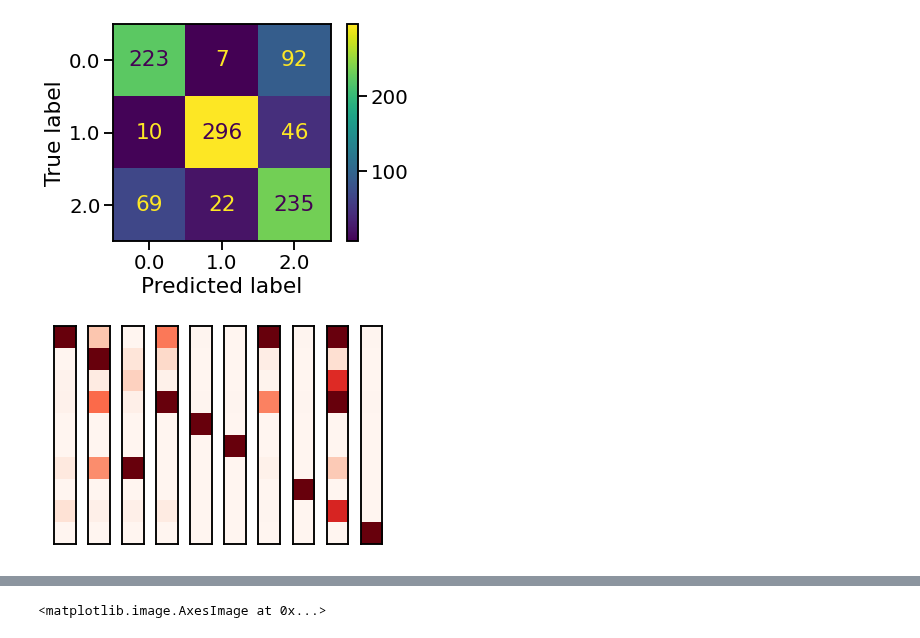
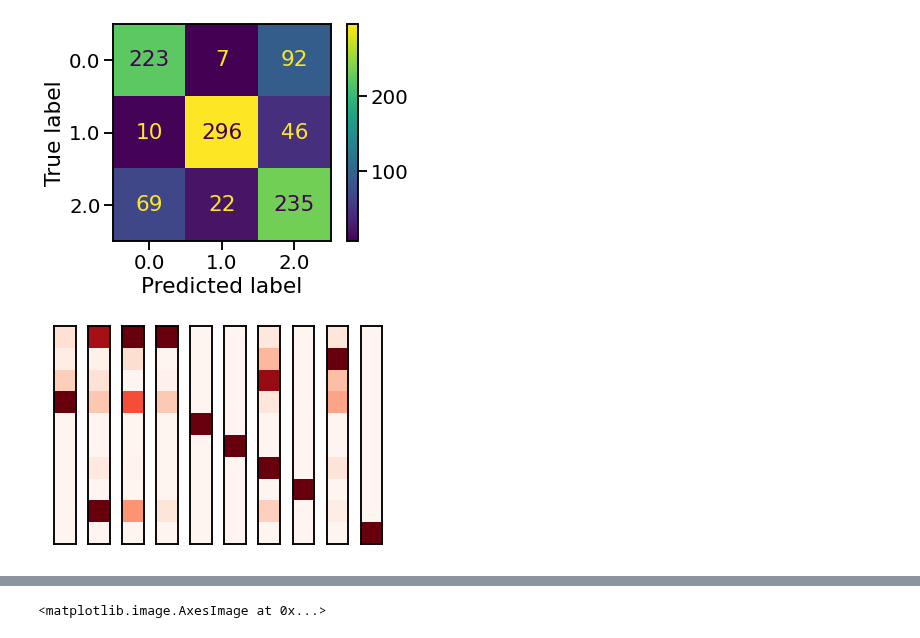
Before and after one commit to muhammadyaseen/vae-disentanglement, a Jupyter notebook: notebooks/PerturbationTesting.ipynb, the cells around one changed output, grey strips where cells are left out. Drawn from its saved outputs; the diff is of its cells as text; code cells hidden in the pictures.

```diff
--- a/notebooks/PerturbationTesting.ipynb
+++ b/notebooks/PerturbationTesting.ipynb
@@ -144,7 +90,7 @@ dataset='dsprites_correlated'
 checkpoint_path="../models/epoch=49-step=576000.ckpt"
 os.environ['DISENTANGLEMENT_LIB_DATA'] = '../datasets'
 
-model, activations, data_loader  = model_and_activations(current_device,  dataset, checkpoint_path, l_dim=5, num_batches=150,
+model, activations, data_loader  = model_and_activations(current_device,  dataset, checkpoint_path, l_dim=5, num_batches=200,
                                                         activation_type='for_scatter')
 # %% [output]
 WARNING:root:Argument blacklist is deprecated. Please use denylist.
@@ -158,0 +107,10 @@ len(mus), len(labels), type(model)
+# %%
+fig, axes = plt.subplots(nrows=2, ncols=5, figsize=(25,10))
+i=0
+for r in range(2):
+    for c in range(5):
+        axes[r,c].hist(mus[:,i], label=f"Factor {i}", color='limegreen')
+        axes[r,c].tick_params(axis='both', which='major', labelsize=10)
+        axes[r,c].legend(prop={'size': 10}, loc='upper left')
+        axes[r,c].set_xlim(-5,5)
+        i = i + 1
@@ -310,5 +307,5 @@ def check_correlated_dimensions(image_batch, vae_model, current_device, perturb_
 # %%
-diffs = check_correlated_dimensions(imgs.to(current_device), model, current_device, perturb_value=1.5, perturb_mode='fixed')
+diffs = check_correlated_dimensions(imgs.to(current_device), model, current_device, perturb_value=2.0, perturb_mode='fixed')
 visualize_perturbed_dims(diffs[0])
 # %% [output]
-[figure, old version]
+[figure, new version]
```
Also changed, not shown: parts of 30 cells of this notebook, 7 other files.
